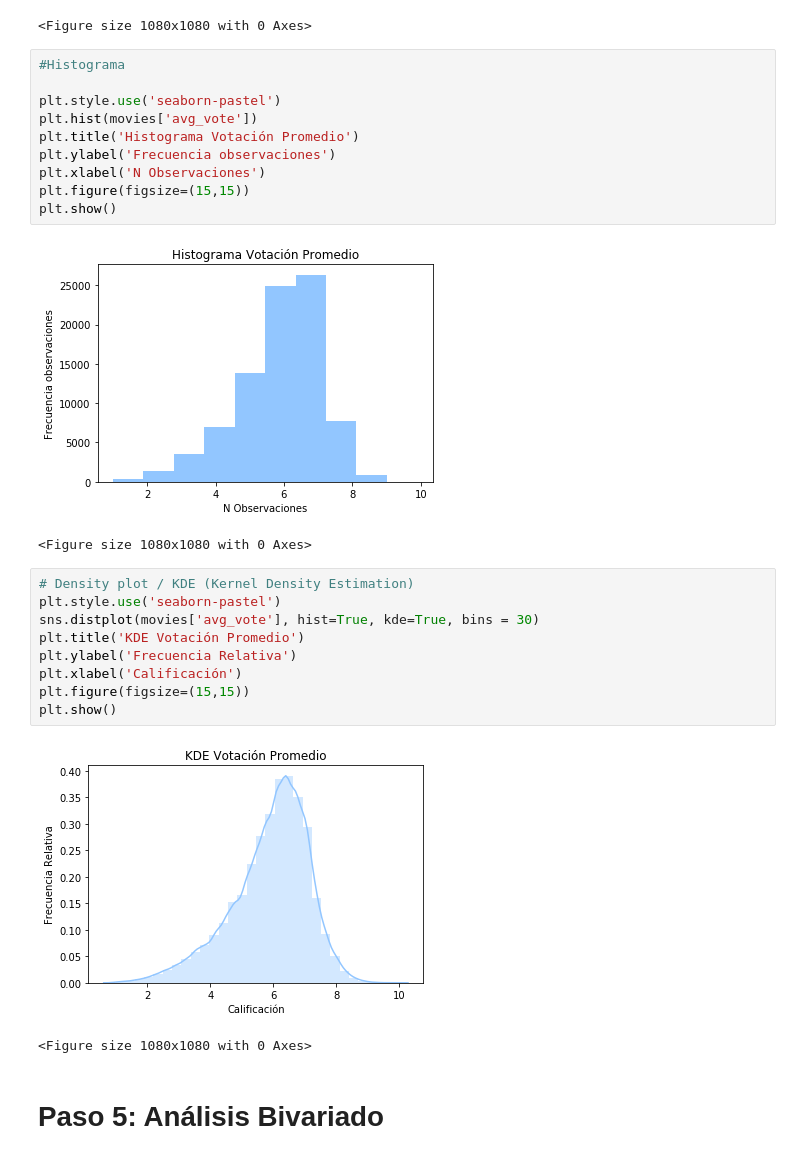
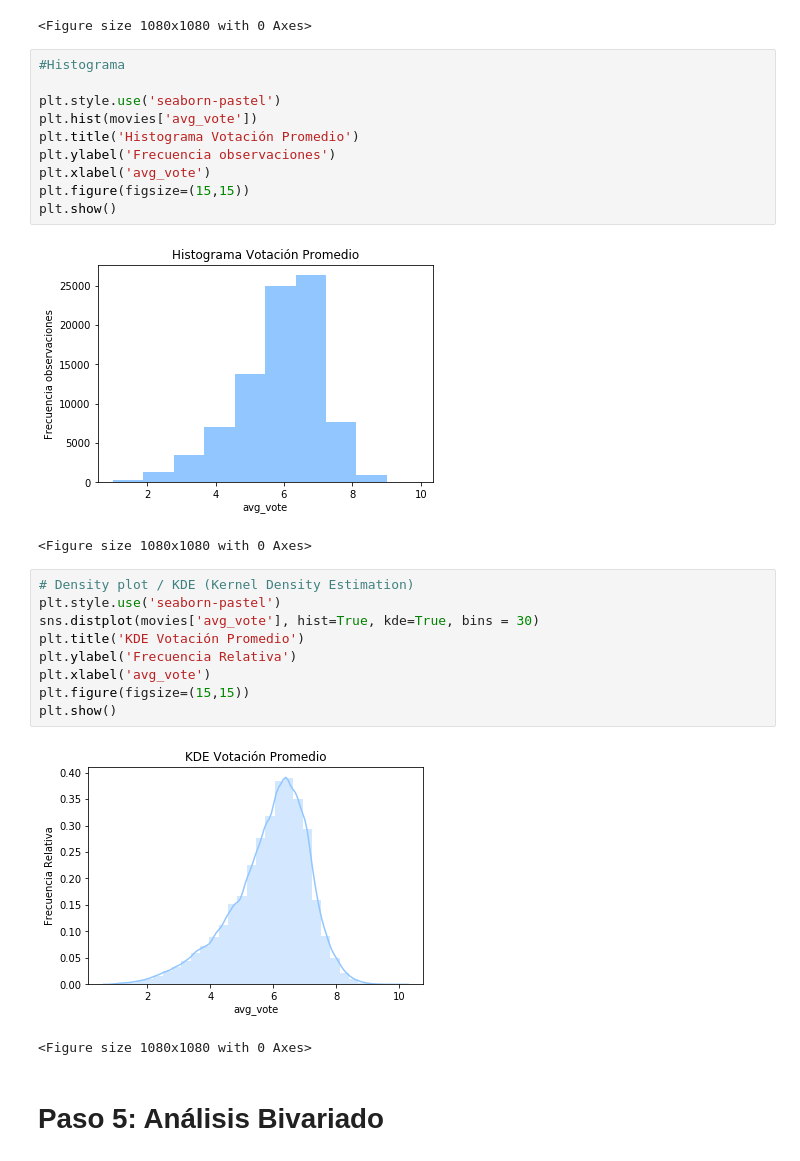
Before and after one commit to juankfc/DataScientist-Roadmap, a Jupyter notebook: Estadística Descriptiva/Estadistica .ipynb, the cells around one changed output. Drawn from its saved outputs; the diff is of its cells as text.

```diff
--- a/Estadística Descriptiva/Estadistica .ipynb
+++ b/Estadística Descriptiva/Estadistica .ipynb
@@ -321,15 +318,15 @@ plt.show()
 # %%
 #Histograma
 
 plt.style.use('seaborn-pastel')
 plt.hist(movies['avg_vote'])
 plt.title('Histograma Votación Promedio')
 plt.ylabel('Frecuencia observaciones')
-plt.xlabel('N Observaciones')
+plt.xlabel('avg_vote')
 plt.figure(figsize=(15,15))
 plt.show()
 # %% [output]
-[figure, old version]
+[figure, new version]
 <Figure size 1080x1080 with 0 Axes>
 # %%
 # Density plot / KDE (Kernel Density Estimation)
@@ -337,11 +334,11 @@ plt.style.use('seaborn-pastel')
 sns.distplot(movies['avg_vote'], hist=True, kde=True, bins = 30)
 plt.title('KDE Votación Promedio')
 plt.ylabel('Frecuencia Relativa')
-plt.xlabel('Calificación')
+plt.xlabel('avg_vote')
 plt.figure(figsize=(15,15))
 plt.show()
 # %% [output]
-[figure, old version]
+[figure, new version]
 <Figure size 1080x1080 with 0 Axes>
 # %% [markdown]
 # Paso 5: Análisis Bivariado
```
Also changed, not shown: parts of 4 cells of this notebook.
